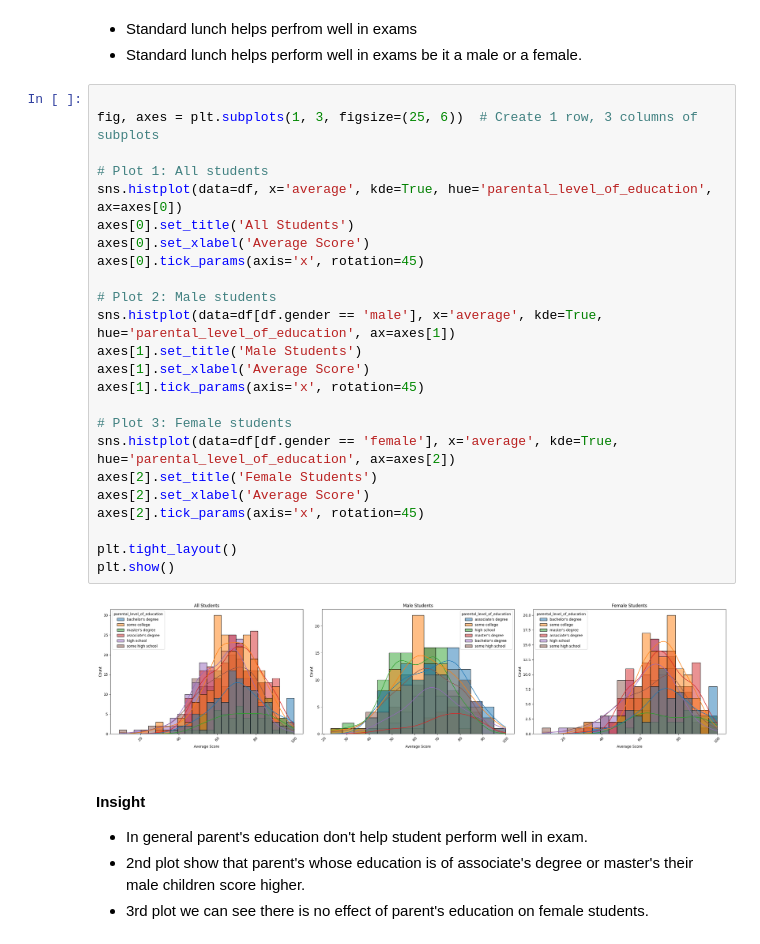
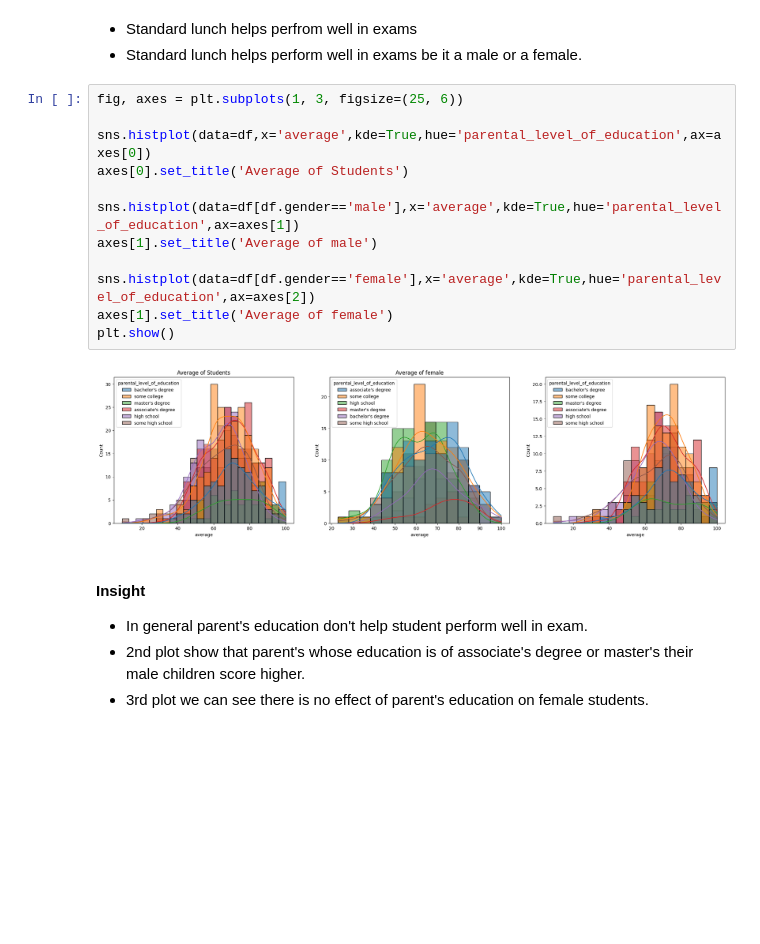
Before and after one commit to rui-2002/mlproject, a Jupyter notebook: notebook/1. EDA Student.ipynb, the cells around one changed output. Cells and saved outputs as stored; diff of their text form; blank space fills up the shorter version.

```diff
--- a/notebook/1. EDA Student.ipynb
+++ b/notebook/1. EDA Student.ipynb
@@ -280,31 +280,19 @@ plt.show()
 * Standard lunch helps perfrom well in exams
 * Standard lunch helps perform well in exams be it a male or a female.
 # %%
+fig, axes = plt.subplots(1, 3, figsize=(25, 6))
 
-fig, axes = plt.subplots(1, 3, figsize=(25, 6))  # Create 1 row, 3 columns of subplots
+sns.histplot(data=df,x='average',kde=True,hue='parental_level_of_education',ax=axes[0])
+axes[0].set_title('Average of Students')
 
-# Plot 1: All students
-sns.histplot(data=df, x='average', kde=True, hue='parental_level_of_education', ax=axes[0])
-axes[0].set_title('All Students')
-axes[0].set_xlabel('Average Score')
-axes[0].tick_params(axis='x', rotation=45)
+sns.histplot(data=df[df.gender=='male'],x='average',kde=True,hue='parental_level_of_education',ax=axes[1])
+axes[1].set_title('Average of male')
 
-# Plot 2: Male students
-sns.histplot(data=df[df.gender == 'male'], x='average', kde=True, hue='parental_level_of_education', ax=axes[1])
-axes[1].set_title('Male Students')
-axes[1].set_xlabel('Average Score')
-axes[1].tick_params(axis='x', rotation=45)
-
-# Plot 3: Female students
-sns.histplot(data=df[df.gender == 'female'], x='average', kde=True, hue='parental_level_of_education', ax=axes[2])
-axes[2].set_title('Female Students')
-axes[2].set_xlabel('Average Score')
-axes[2].tick_params(axis='x', rotation=45)
-
-plt.tight_layout()
+sns.histplot(data=df[df.gender=='female'],x='average',kde=True,hue='parental_level_of_education',ax=axes[2])
+axes[1].set_title('Average of female')
 plt.show()
 # %% [output]
-[figure, old version]
+[figure, new version]
 # %% [markdown]
 #### Insight
 * In general parent's education don't help student perform well in exam.
```
Also changed, not shown: parts of 41 cells of this notebook.
